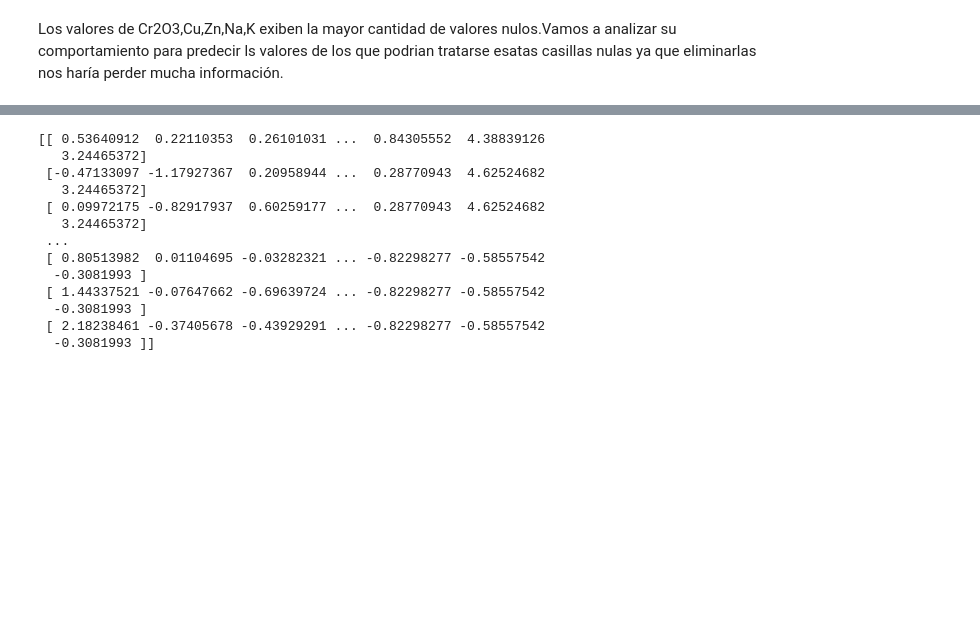
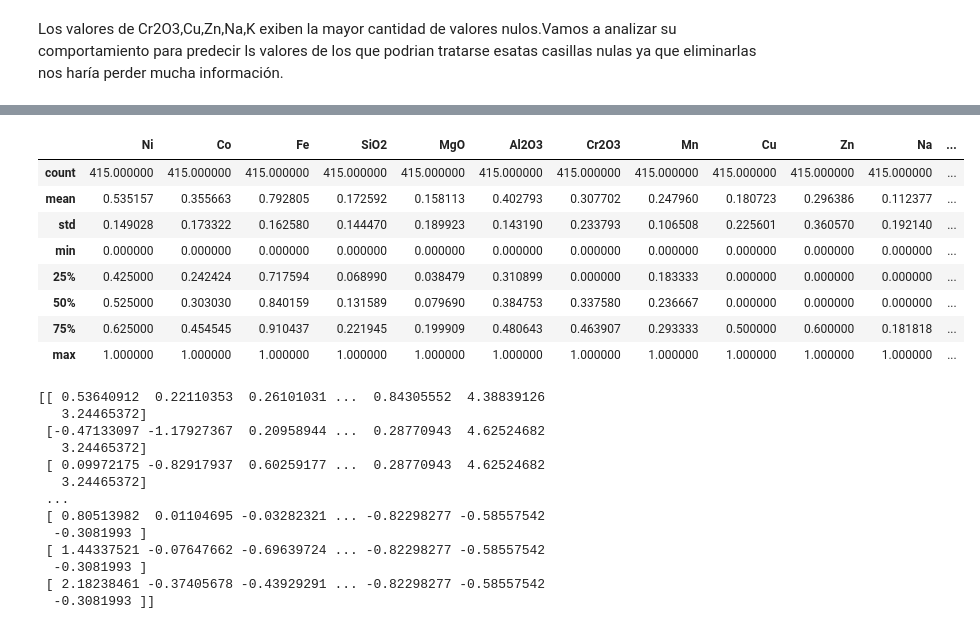
Before and after one commit to roxyconstantine-dev/Proyecto-Final-de-An-lisis-Datos, a Jupyter notebook: untitled1.ipynb, the cells around one changed output, grey strips where cells are left out. Saved outputs shown, nothing was run; the diff lists cells and outputs as text; code cells hidden in the pictures; blank space fills up the shorter version.

```diff
--- a/untitled1.ipynb
+++ b/untitled1.ipynb
@@ -98,3 +115,15 @@ datos2.describe()
+# %%
+datos2.describe()
+# %% [output]
+|  | Ni | Co | Fe | SiO2 | MgO | Al2O3 | Cr2O3 | Mn | Cu | Zn | Na | ... |
+| count | 415.000000 | 415.000000 | 415.000000 | 415.000000 | 415.000000 | 415.000000 | 415.000000 | 415.000000 | 415.000000 | 415.000000 | 415.000000 | ... |
+| mean | 0.535157 | 0.355663 | 0.792805 | 0.172592 | 0.158113 | 0.402793 | 0.307702 | 0.247960 | 0.180723 | 0.296386 | 0.112377 | ... |
+| std | 0.149028 | 0.173322 | 0.162580 | 0.144470 | 0.189923 | 0.143190 | 0.233793 | 0.106508 | 0.225601 | 0.360570 | 0.192140 | ... |
+| min | 0.000000 | 0.000000 | 0.000000 | 0.000000 | 0.000000 | 0.000000 | 0.000000 | 0.000000 | 0.000000 | 0.000000 | 0.000000 | ... |
+| 25% | 0.425000 | 0.242424 | 0.717594 | 0.068990 | 0.038479 | 0.310899 | 0.000000 | 0.183333 | 0.000000 | 0.000000 | 0.000000 | ... |
+| 50% | 0.525000 | 0.303030 | 0.840159 | 0.131589 | 0.079690 | 0.384753 | 0.337580 | 0.236667 | 0.000000 | 0.000000 | 0.000000 | ... |
+| 75% | 0.625000 | 0.454545 | 0.910437 | 0.221945 | 0.199909 | 0.480643 | 0.463907 | 0.293333 | 0.500000 | 0.600000 | 0.181818 | ... |
+| max | 1.000000 | 1.000000 | 1.000000 | 1.000000 | 1.000000 | 1.000000 | 1.000000 | 1.000000 | 1.000000 | 1.000000 | 1.000000 | ... |
 # %%
 #NORMALIZANDO llevando a media cero y varianza 1
 from scipy.ndimage import standard_deviation
```
Also changed, not shown: parts of 13 cells of this notebook.
